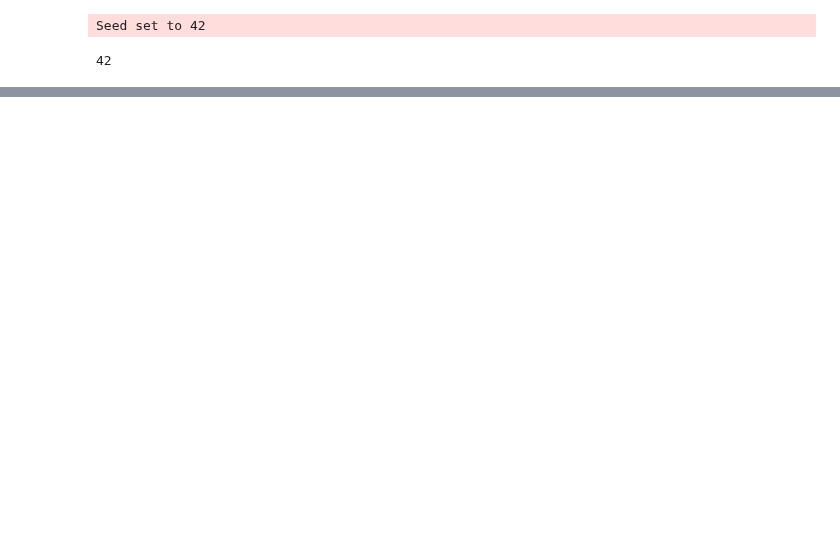
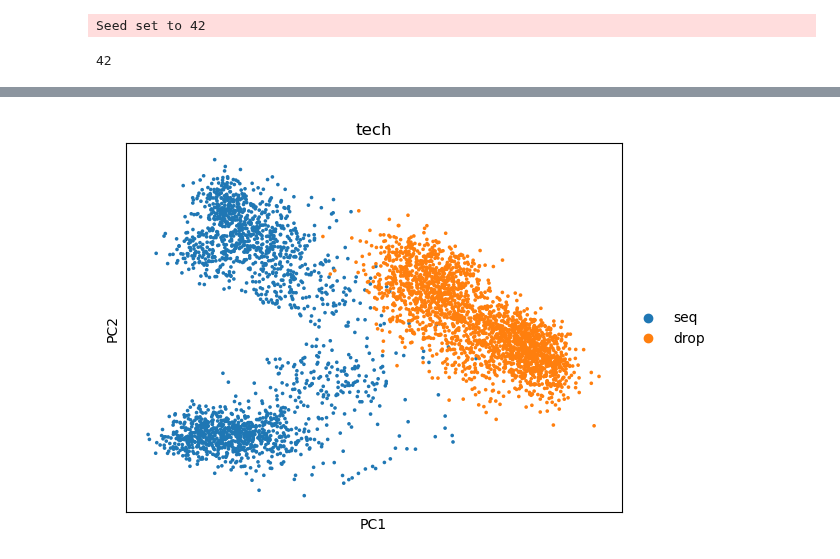
Before and after one commit to kreid415/wasserstein-critic-deconfounding, a Jupyter notebook: notebooks/eval.ipynb, the cells around one changed output, grey strips where cells are left out. Cells and saved outputs as stored; diff of their text form; code cells hidden in the pictures; blank space fills up the shorter version.

```diff
--- a/notebooks/eval.ipynb
+++ b/notebooks/eval.ipynb
@@ -75,0 +96,7 @@ Name: count, dtype: int64
+# %%
+# show pca of only Macrophage
+macrophages = anndata[anndata.obs["celltype"] == "alpha"].copy()
+sc.tl.pca(macrophages, svd_solver='arpack')
+sc.pl.pca(macrophages, color="tech")  # Remove 'color' or set to a column in anndata.obs for coloring
+# %% [output]
+[figure, added]
```
Also changed, not shown: parts of 16 cells of this notebook, 12 other files.
